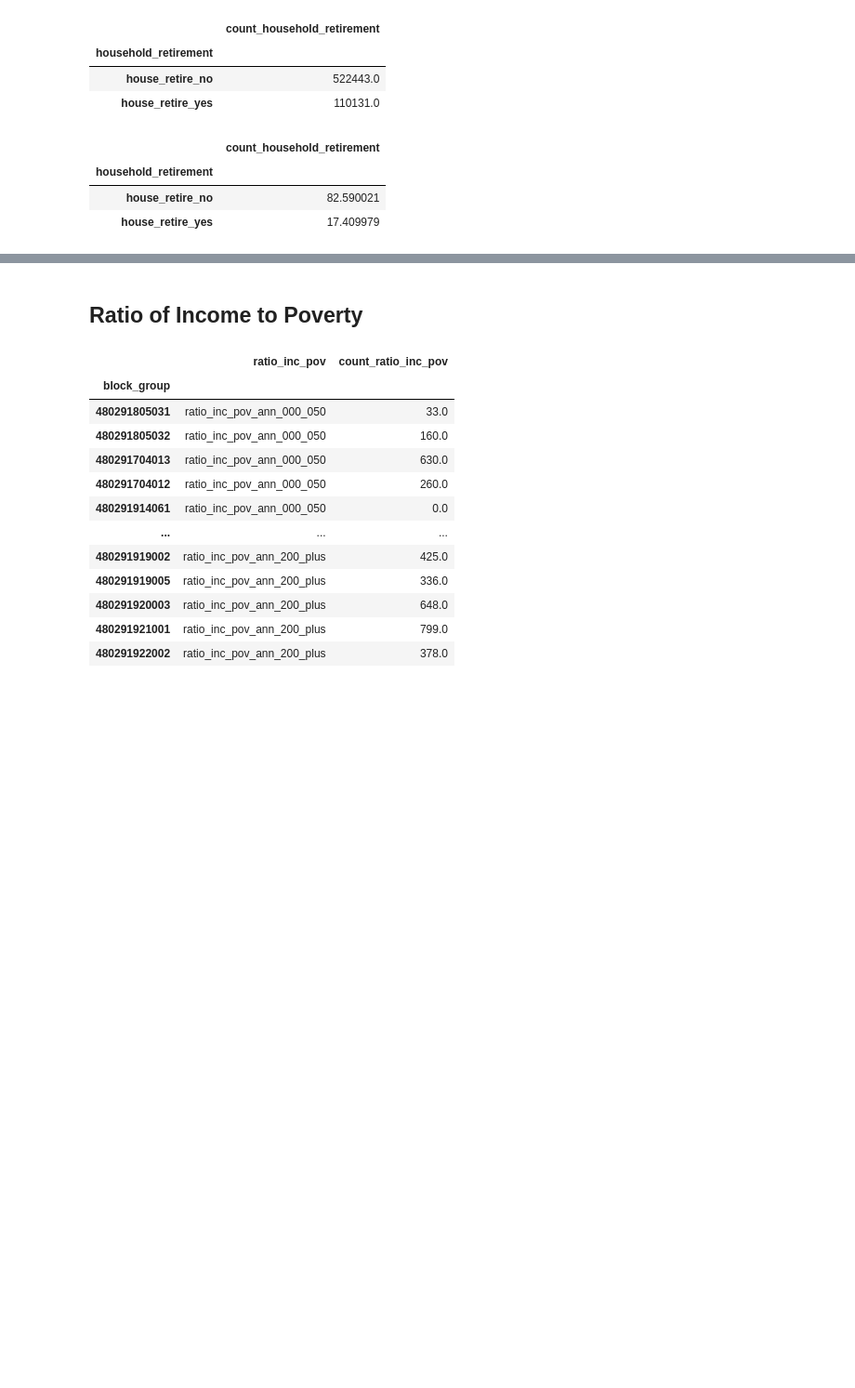
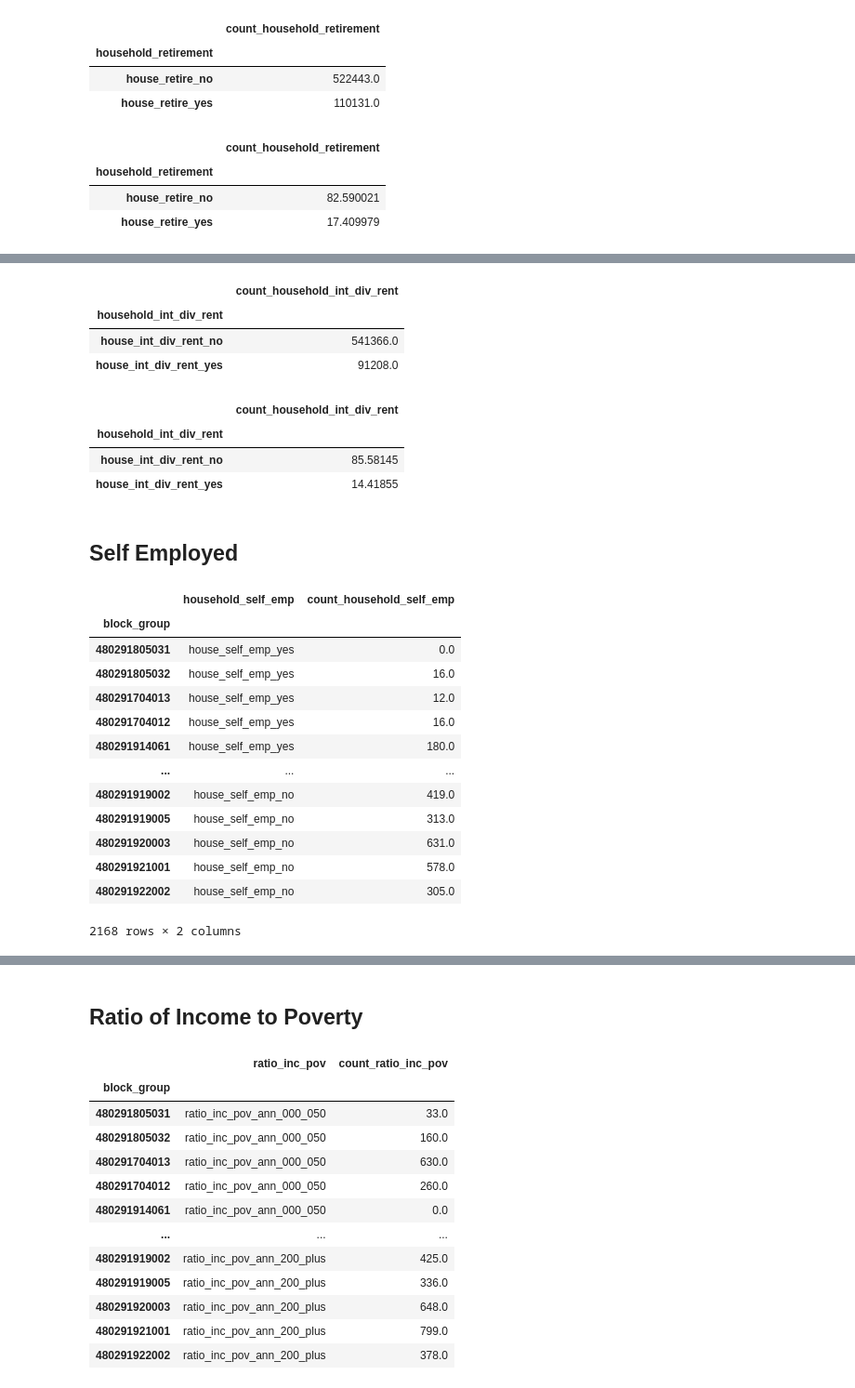
Before and after one commit to VIA-Transit-Rules/VIA_project, a Jupyter notebook: Sean/census_melt_income_poverty_gvt_assist.ipynb, the cells around one changed output, grey strips where cells are left out. Shown at 93% size. Drawn from its saved outputs; the diff is of its cells as text; code cells hidden in the pictures; blank space fills up the shorter version.

```diff
--- a/Sean/census_melt_income_poverty_gvt_assist.ipynb
+++ b/Sean/census_melt_income_poverty_gvt_assist.ipynb
@@ -527,0 +560,36 @@ df_total_retire.sort_values(by = 'count_household_retirement', ascending = False
+# %%
+df_total_div = df_div.groupby('household_int_div_rent').sum()
+df_total_div.sort_values(by = 'count_household_int_div_rent', ascending = False)
+# %% [output]
+|  | count_household_int_div_rent |
+| household_int_div_rent |  |
+| house_int_div_rent_no | 541366.0 |
+| house_int_div_rent_yes | 91208.0 |
+# %%
+df_total_div = df_total_div.apply(lambda x: x/x.sum())*100
+df_total_div.sort_values(by = 'count_household_int_div_rent', ascending = False)
+# %% [output]
+|  | count_household_int_div_rent |
+| household_int_div_rent |  |
+| house_int_div_rent_no | 85.58145 |
+| house_int_div_rent_yes | 14.41855 |
+# %% [markdown]
+## Self Employed
+# %%
+df_self_emp = pd.read_csv('../data_files/census_data/census_melt_files/household_self_emp.csv', index_col = 0)
+df_self_emp
+# %% [output]
+|  | household_self_emp | count_household_self_emp |
+| block_group |  |  |
+| 480291805031 | house_self_emp_yes | 0.0 |
+| 480291805032 | house_self_emp_yes | 16.0 |
+| 480291704013 | house_self_emp_yes | 12.0 |
+| 480291704012 | house_self_emp_yes | 16.0 |
+| 480291914061 | house_self_emp_yes | 180.0 |
+| ... | ... | ... |
+| 480291919002 | house_self_emp_no | 419.0 |
+| 480291919005 | house_self_emp_no | 313.0 |
+| 480291920003 | house_self_emp_no | 631.0 |
+| 480291921001 | house_self_emp_no | 578.0 |
+| 480291922002 | house_self_emp_no | 305.0 |
+2168 rows × 2 columns
```
Also changed, not shown: parts of 11 cells of this notebook.
